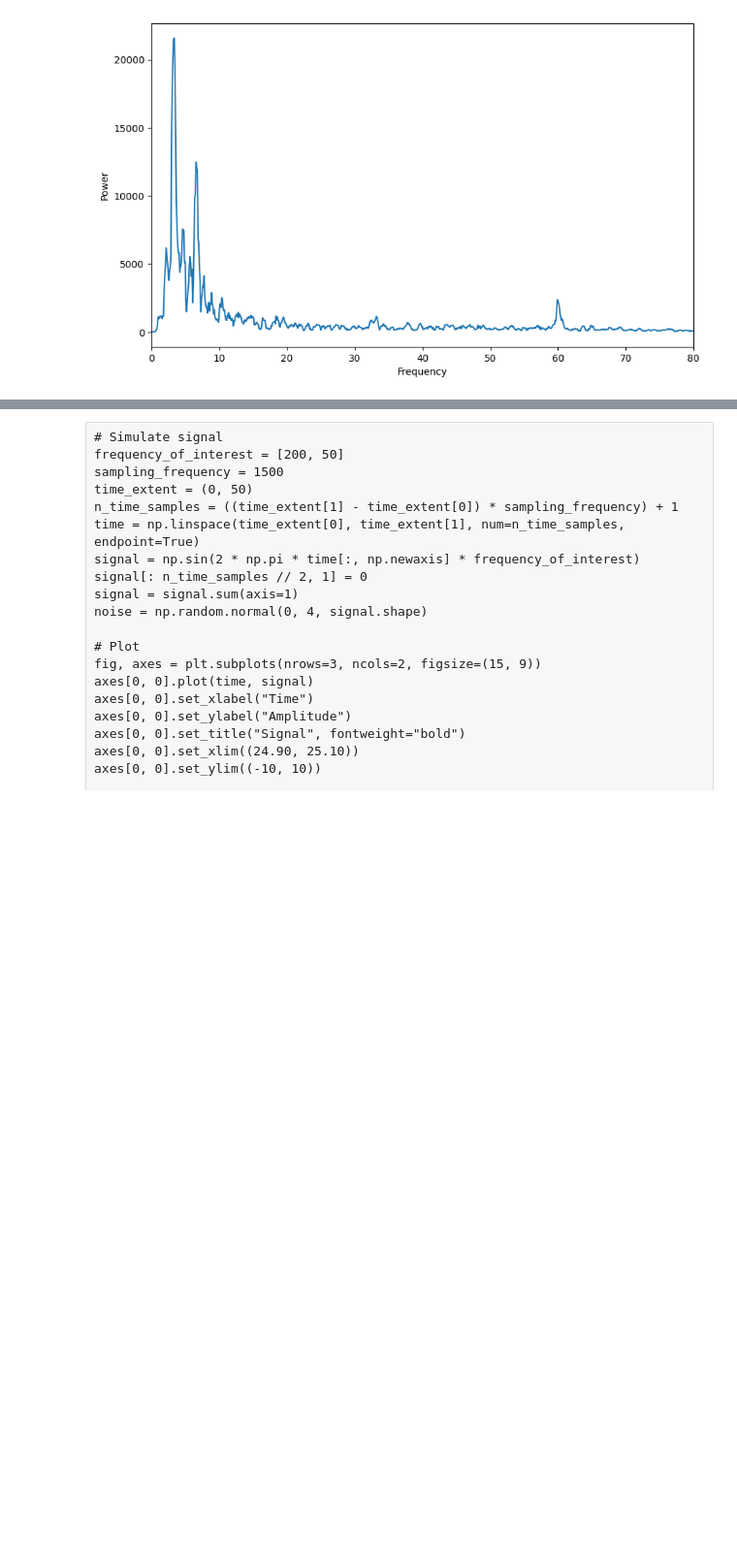
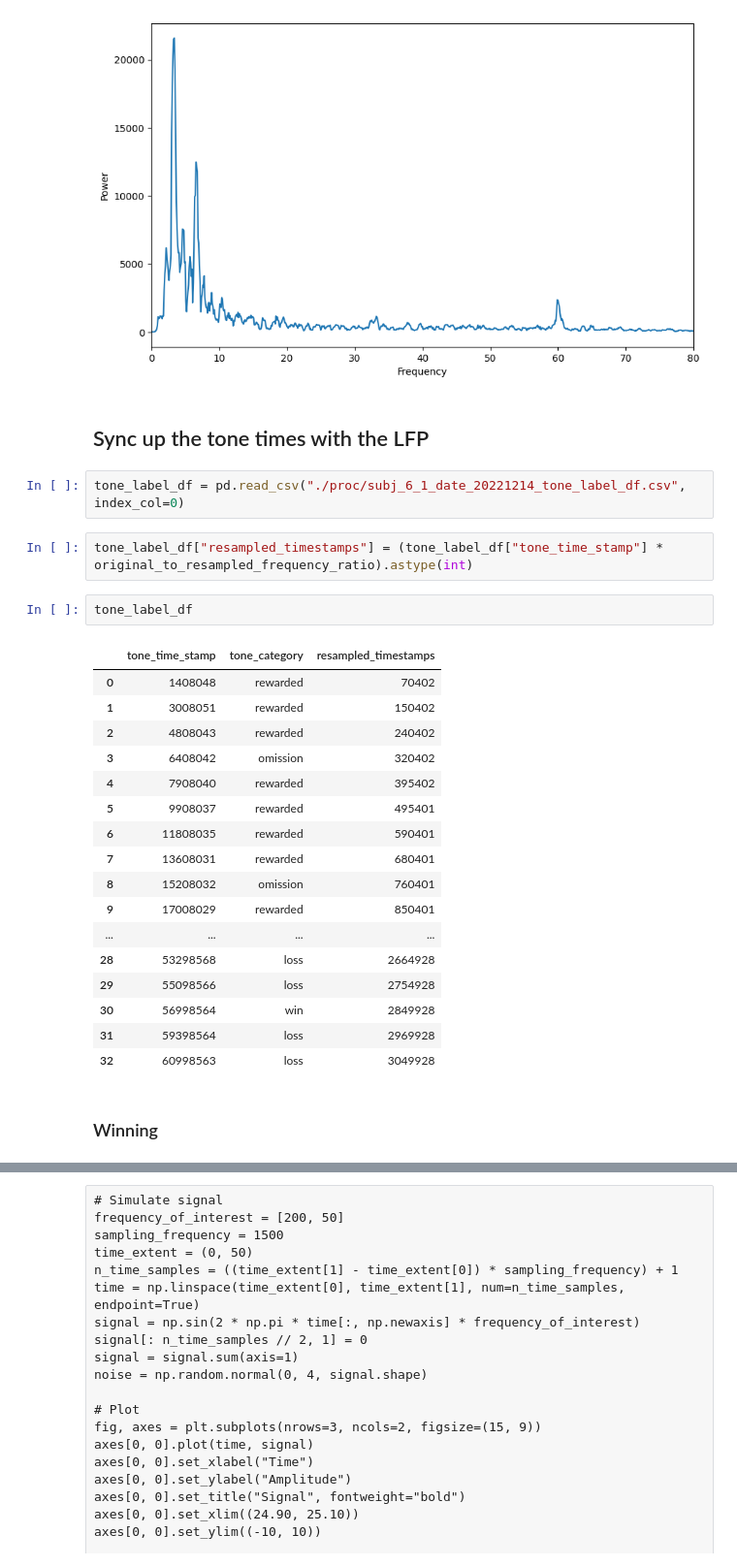
Before and after one commit to padillacoreanolab/reward_competition_ephys_analysis_with_omission_and_divider_controls, a Jupyter notebook: results/2022_12_11_om_and_comp_20221214_125409_subj_6_1_and_6_3/subject_6_1/06_lfp_preprocessing.ipynb, the cells around one changed output, grey strips where cells are left out. Shown at 97% size. Saved outputs shown, nothing was run; the diff lists cells and outputs as text; blank space fills up the shorter version.

```diff
--- a/results/2022_12_11_om_and_comp_20221214_125409_subj_6_1_and_6_3/subject_6_1/06_lfp_preprocessing.ipynb
+++ b/results/2022_12_11_om_and_comp_20221214_125409_subj_6_1_and_6_3/subject_6_1/06_lfp_preprocessing.ipynb
@@ -324,3 +325,31 @@ ax.set_xlim(0,80)
 # %% [output]
 (0.0, 80.0)
 [figure]
+# %% [markdown]
+## Sync up the tone times with the LFP
+# %%
+tone_label_df = pd.read_csv("./proc/subj_6_1_date_20221214_tone_label_df.csv", index_col=0)
+# %%
+tone_label_df["resampled_timestamps"] = (tone_label_df["tone_time_stamp"] * original_to_resampled_frequency_ratio).astype(int)
+# %%
+tone_label_df
+# %% [output]
+|  | tone_time_stamp | tone_category | resampled_timestamps |
+| 0 | 1408048 | rewarded | 70402 |
+| 1 | 3008051 | rewarded | 150402 |
+| 2 | 4808043 | rewarded | 240402 |
+| 3 | 6408042 | omission | 320402 |
+| 4 | 7908040 | rewarded | 395402 |
+| 5 | 9908037 | rewarded | 495401 |
+| 6 | 11808035 | rewarded | 590401 |
+| 7 | 13608031 | rewarded | 680401 |
+| 8 | 15208032 | omission | 760401 |
+| 9 | 17008029 | rewarded | 850401 |
+| ... | ... | ... | ... |
+| 28 | 53298568 | loss | 2664928 |
+| 29 | 55098566 | loss | 2754928 |
+| 30 | 56998564 | win | 2849928 |
+| 31 | 59398564 | loss | 2969928 |
+| 32 | 60998563 | loss | 3049928 |
+# %% [markdown]
+### Winning
```
Also changed, not shown: parts of 22 cells of this notebook, 1 other file.
